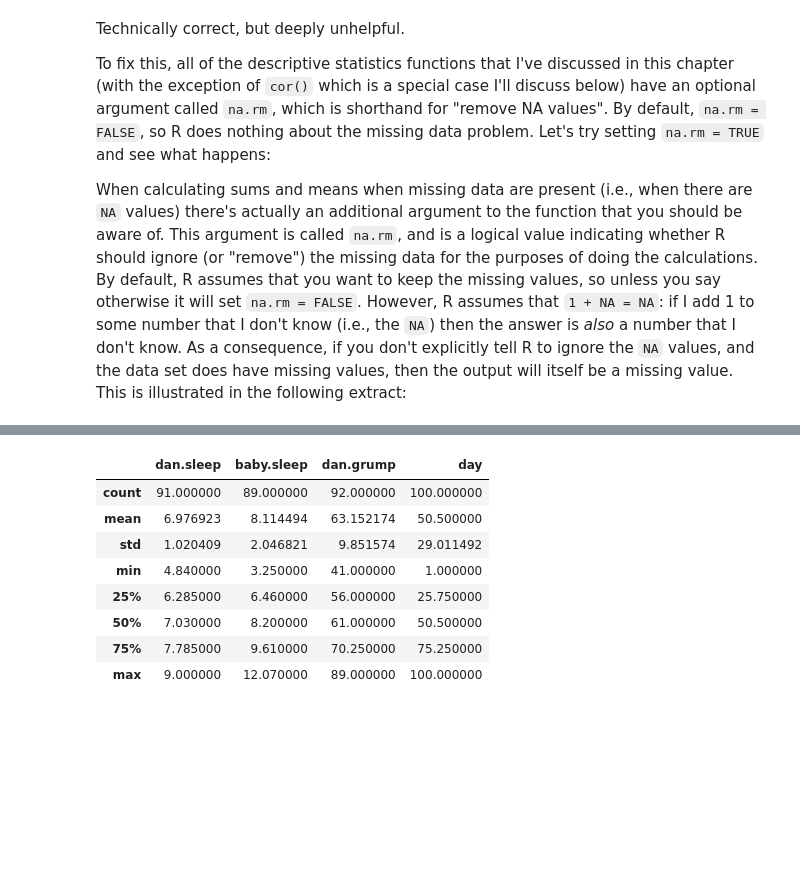
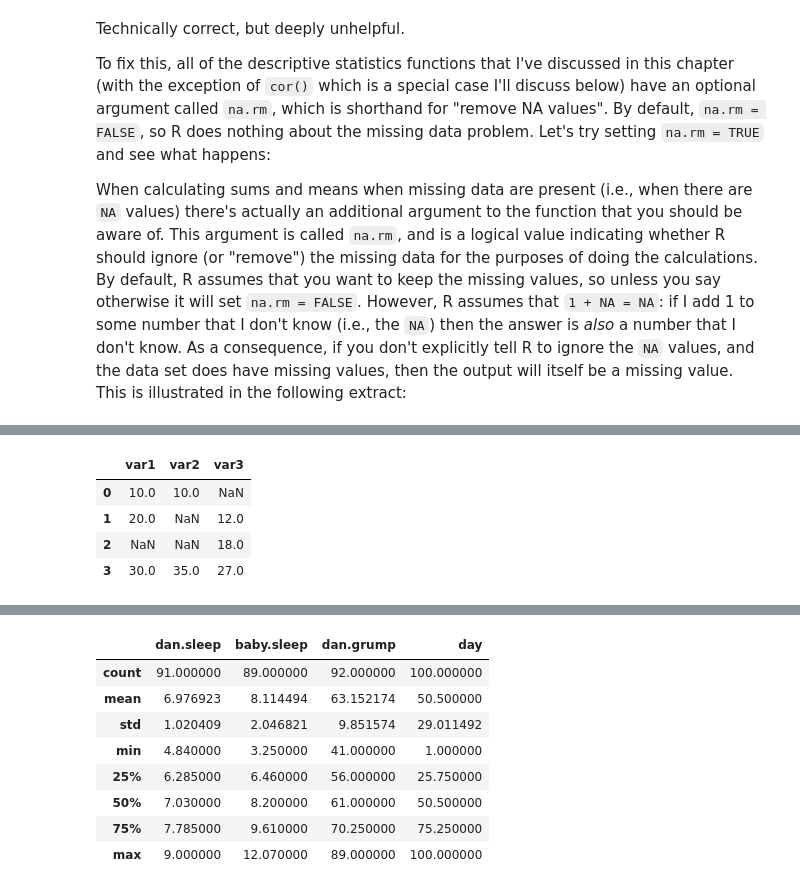
Before and after one commit to ethanweed/pythonbook, a Jupyter notebook: Book/_build/jupyter_execute/03.01-descriptives.ipynb, the cells around one changed output, grey strips where cells are left out. Cells and saved outputs as stored; diff of their text form; code cells hidden in the pictures; blank space fills up the shorter version.

```diff
--- a/Book/_build/jupyter_execute/03.01-descriptives.ipynb
+++ b/Book/_build/jupyter_execute/03.01-descriptives.ipynb
@@ -1327,0 +1311,16 @@ nanmean(partial)
+# %%
+import pandas as pd
+
+df = pd.DataFrame(
+    {'var1': partial,
+     'var2': [10, float('nan'), float('nan'), 35],
+     'var3': [float('nan'), 12, 18, 27]
+    })
+
+df
+# %% [output]
+|  | var1 | var2 | var3 |
+| 0 | 10.0 | 10.0 | NaN |
+| 1 | 20.0 | NaN | 12.0 |
+| 2 | NaN | NaN | 18.0 |
+| 3 | 30.0 | 35.0 | 27.0 |
```
Also changed, not shown: parts of 49 cells of this notebook, 37 other files.
